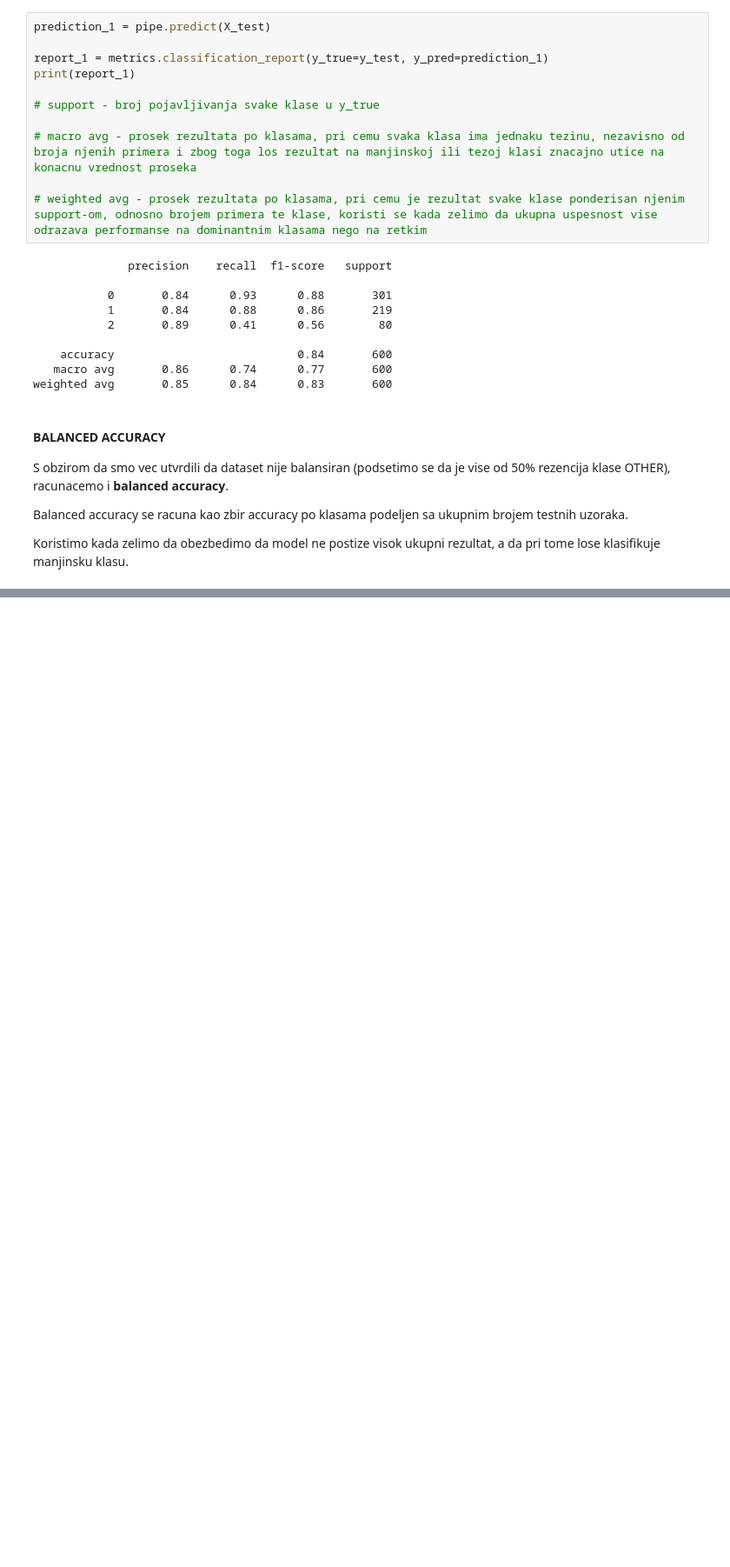
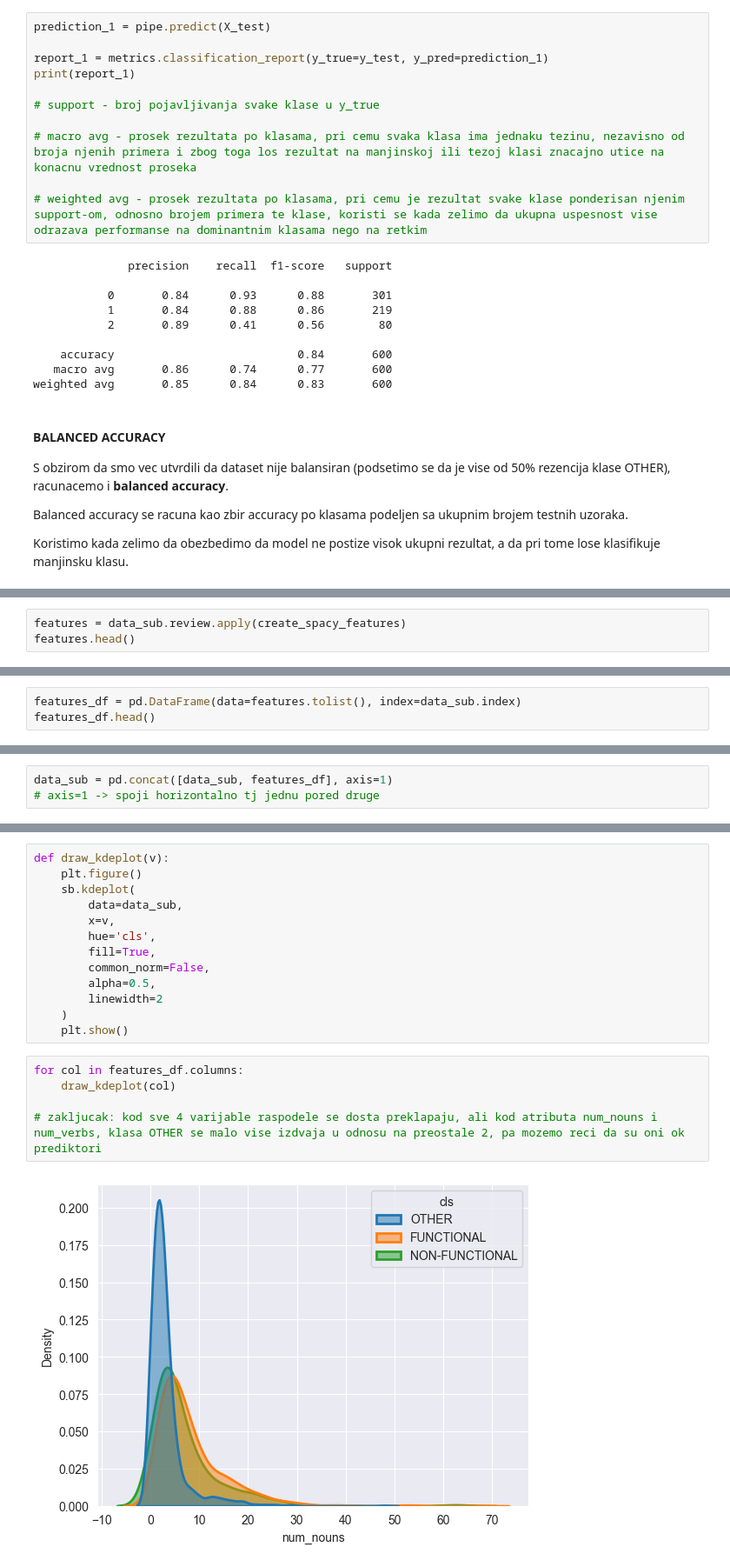
Before and after one commit to nralic/napredna-analiza-podataka, a Jupyter notebook: 01_nedelja/Mobile_App_Reviews_Classification_Bow.ipynb, the cells around one changed output, grey strips where cells are left out. Shown at 87% size. Saved outputs shown, nothing was run; the diff lists cells and outputs as text; blank space fills up the shorter version.

```diff
--- a/01_nedelja/Mobile_App_Reviews_Classification_Bow.ipynb
+++ b/01_nedelja/Mobile_App_Reviews_Classification_Bow.ipynb
@@ -552,0 +672,3 @@ display(f"Balanced accuracy: {metrics.balanced_accuracy_score(y_test,prediction_
+# %%
+features = data_sub.review.apply(create_spacy_features)
+features.head()
@@ -552,0 +682,3 @@ display(f"Balanced accuracy: {metrics.balanced_accuracy_score(y_test,prediction_
+# %%
+features_df = pd.DataFrame(data=features.tolist(), index=data_sub.index)
+features_df.head()
@@ -552,0 +692,3 @@ display(f"Balanced accuracy: {metrics.balanced_accuracy_score(y_test,prediction_
+# %%
+data_sub = pd.concat([data_sub, features_df], axis=1)
+# axis=1 -> spoji horizontalno tj jednu pored druge
@@ -552,0 +704,20 @@ display(f"Balanced accuracy: {metrics.balanced_accuracy_score(y_test,prediction_
+# %%
+def draw_kdeplot(v):
+    plt.figure()
+    sb.kdeplot(
+        data=data_sub,
+        x=v,
+        hue='cls',
+        fill=True,
+        common_norm=False,
+        alpha=0.5,
+        linewidth=2
+    )
+    plt.show()
+# %%
+for col in features_df.columns:
+    draw_kdeplot(col)
+
+# zakljucak: kod sve 4 varijable raspodele se dosta preklapaju, ali kod atributa num_nouns i num_verbs, klasa OTHER se malo vise izdvaja u odnosu na preostale 2, pa mozemo reci da su oni ok prediktori
+# %% [output]
+[figure, added]
```
Also changed, not shown: parts of 20 cells of this notebook.
